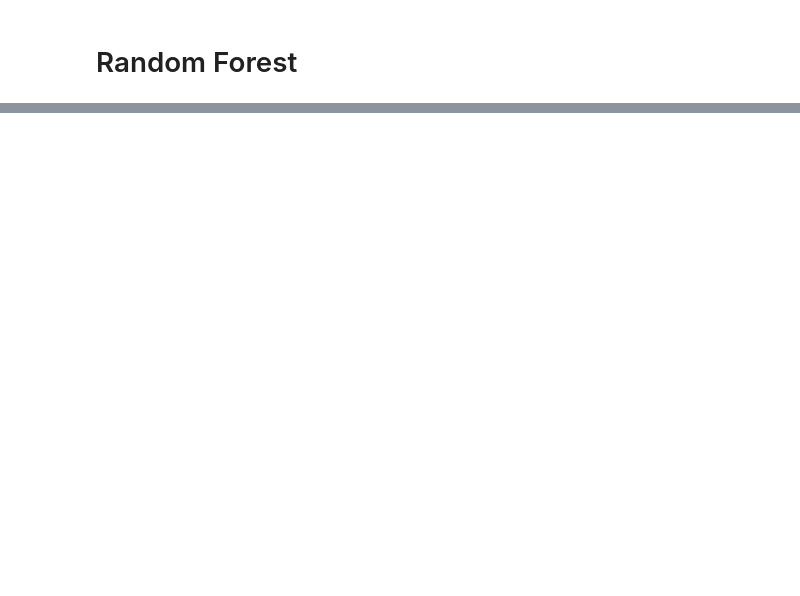
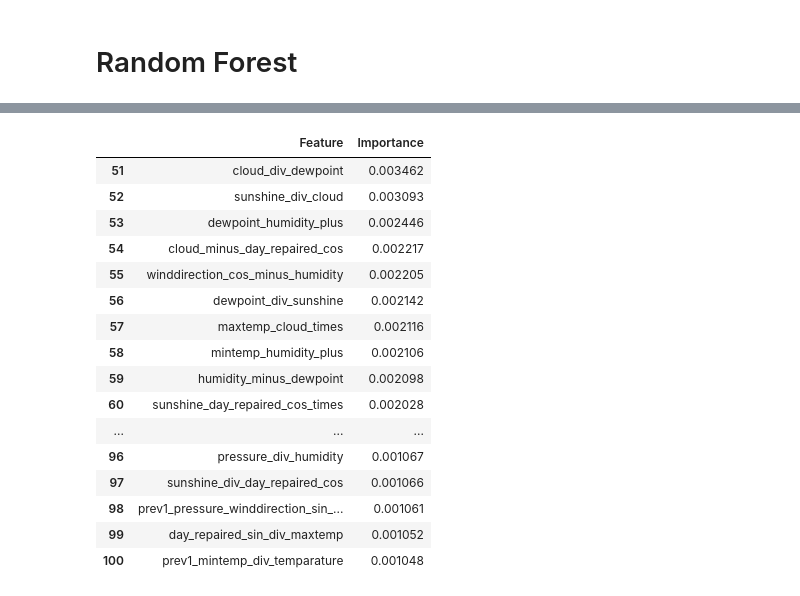
Before and after one commit to WojcikAleksandra/rainfall-prediction-kaggle-competition, a Jupyter notebook: data_transform_functions.ipynb, the cells around one changed output, grey strips where cells are left out. Cells and saved outputs as stored; diff of their text form; code cells hidden in the pictures; blank space fills up the shorter version.

```diff
--- a/data_transform_functions.ipynb
+++ b/data_transform_functions.ipynb
@@ -355,0 +350,22 @@ dtype: float64
+# %%
+df = features_importance.iloc[50:100].reset_index().rename(columns={"index": "Feature", 0: "Importance"})
+df.index = range(51, 51 + len(df))
+df
+# %% [output]
+|  | Feature | Importance |
+| 51 | cloud_div_dewpoint | 0.003462 |
+| 52 | sunshine_div_cloud | 0.003093 |
+| 53 | dewpoint_humidity_plus | 0.002446 |
+| 54 | cloud_minus_day_repaired_cos | 0.002217 |
+| 55 | winddirection_cos_minus_humidity | 0.002205 |
+| 56 | dewpoint_div_sunshine | 0.002142 |
+| 57 | maxtemp_cloud_times | 0.002116 |
+| 58 | mintemp_humidity_plus | 0.002106 |
+| 59 | humidity_minus_dewpoint | 0.002098 |
+| 60 | sunshine_day_repaired_cos_times | 0.002028 |
+| ... | ... | ... |
+| 96 | pressure_div_humidity | 0.001067 |
+| 97 | sunshine_div_day_repaired_cos | 0.001066 |
+| 98 | prev1_pressure_winddirection_sin_... | 0.001061 |
+| 99 | day_repaired_sin_div_maxtemp | 0.001052 |
+| 100 | prev1_mintemp_div_temparature | 0.001048 |
```
Also changed, not shown: parts of 10 cells of this notebook.
